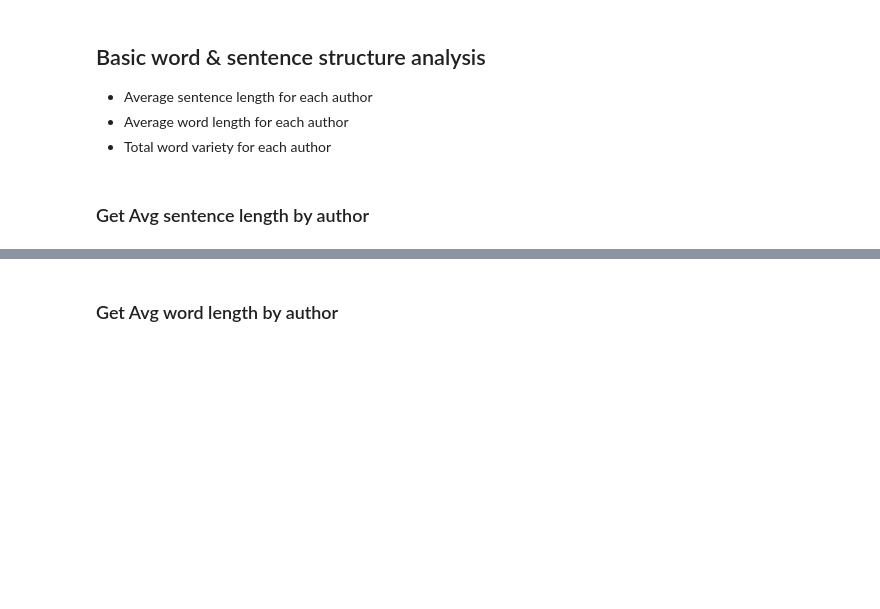
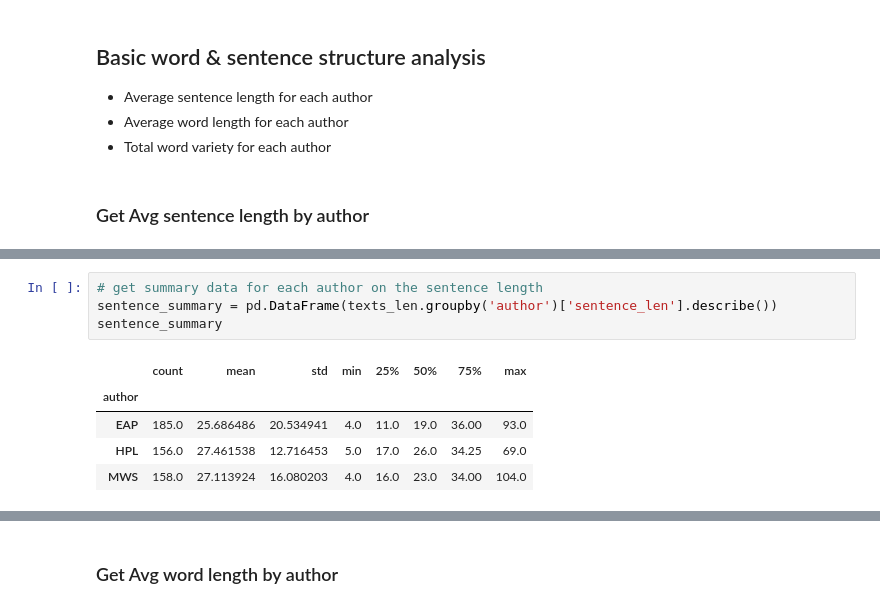
Before and after one commit to kblevins/predictive-author-id, a Jupyter notebook: Predictive_Author_Report.ipynb, the cells around one changed output, grey strips where cells are left out. Cells and saved outputs as stored; diff of their text form; blank space fills up the shorter version.

```diff
--- a/Predictive_Author_Report.ipynb
+++ b/Predictive_Author_Report.ipynb
@@ -103,0 +116,10 @@ for name, group in byAuthor:
+# %%
+# get summary data for each author on the sentence length
+sentence_summary = pd.DataFrame(texts_len.groupby('author')['sentence_len'].describe())
+sentence_summary
+# %% [output]
+|  | count | mean | std | min | 25% | 50% | 75% | max |
+| author |  |  |  |  |  |  |  |  |
+| EAP | 185.0 | 25.686486 | 20.534941 | 4.0 | 11.0 | 19.0 | 36.00 | 93.0 |
+| HPL | 156.0 | 27.461538 | 12.716453 | 5.0 | 17.0 | 26.0 | 34.25 | 69.0 |
+| MWS | 158.0 | 27.113924 | 16.080203 | 4.0 | 16.0 | 23.0 | 34.00 | 104.0 |
```
Also changed, not shown: parts of 3 cells of this notebook, 1 other file.
